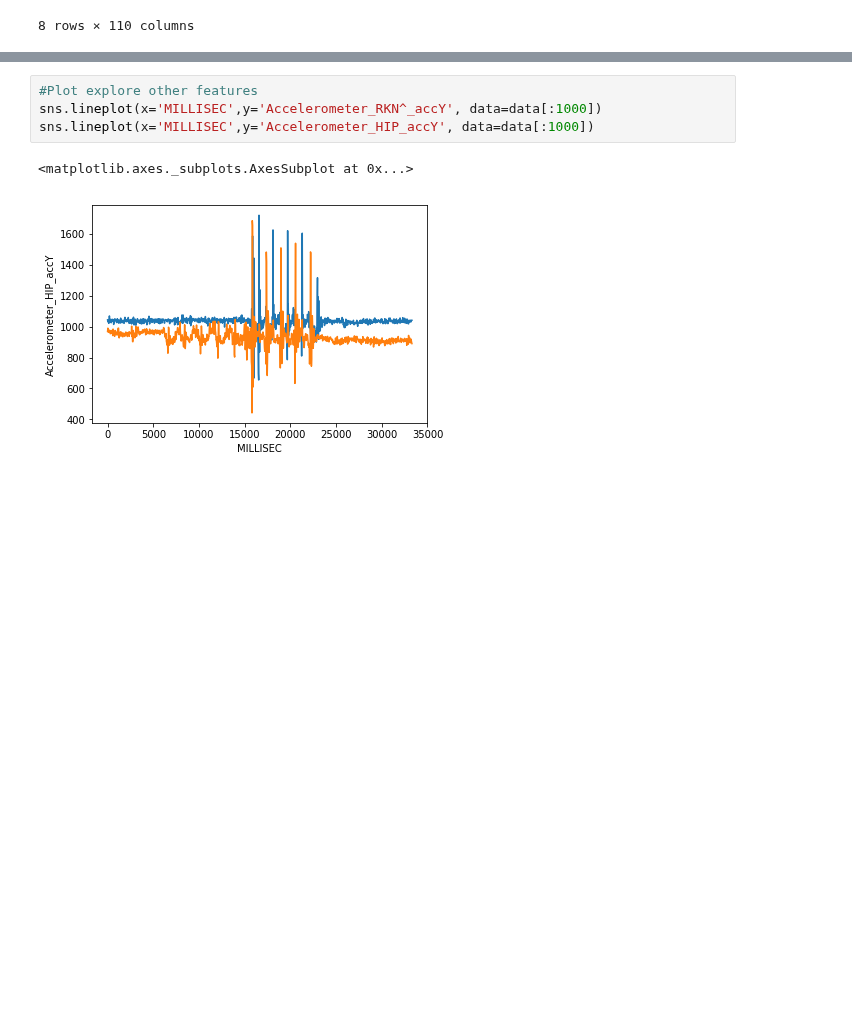
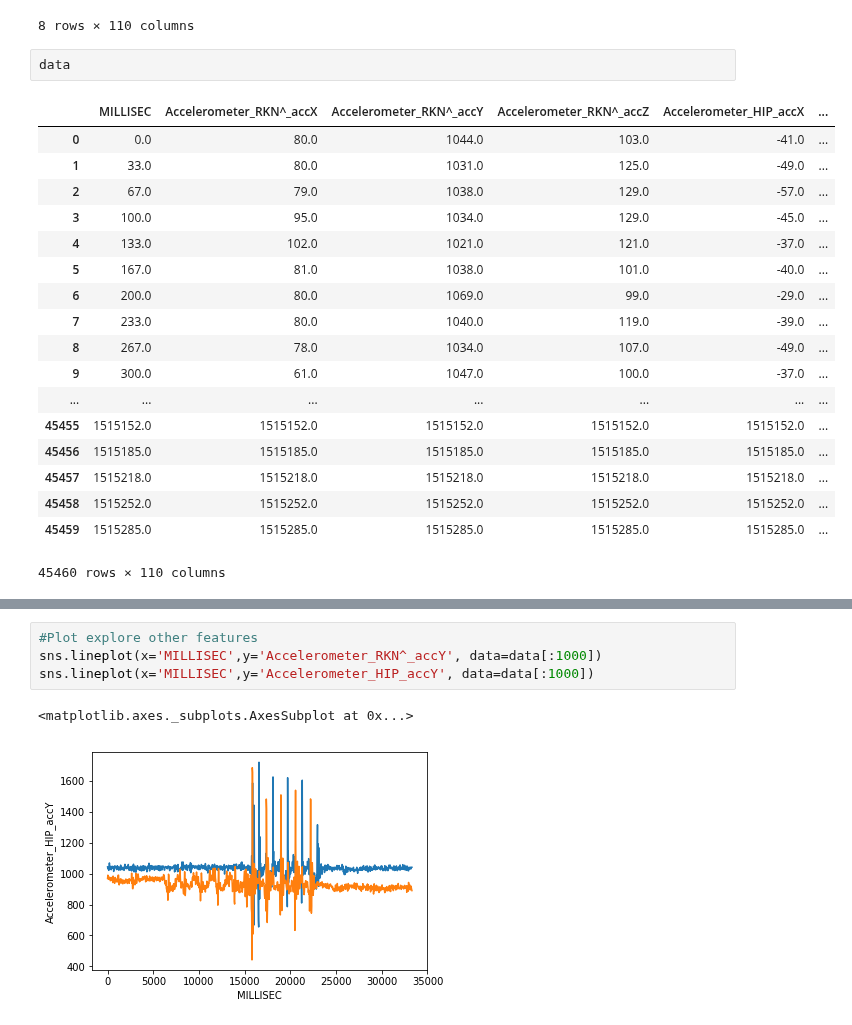
Before and after one commit to jormartin77/opportunity, a Jupyter notebook: opportunity.ipynb, the cells around one changed output, grey strips where cells are left out. Saved outputs shown, nothing was run; the diff lists cells and outputs as text; blank space fills up the shorter version.

```diff
--- a/opportunity.ipynb
+++ b/opportunity.ipynb
@@ -174,3 +276,24 @@ data.describe()
 | 75% | 1.136464e+06 | 3.680000e+02 | 1.048000e+03 | 5.560000e+02 | -4.800000e+01 | ... |
 | max | 1.515285e+06 | 1.515285e+06 | 1.515285e+06 | 1.515285e+06 | 1.515285e+06 | ... |
 8 rows × 110 columns
+# %%
+data
+# %% [output]
+|  | MILLISEC | Accelerometer_RKN^_accX | Accelerometer_RKN^_accY | Accelerometer_RKN^_accZ | Accelerometer_HIP_accX | ... |
+| 0 | 0.0 | 80.0 | 1044.0 | 103.0 | -41.0 | ... |
+| 1 | 33.0 | 80.0 | 1031.0 | 125.0 | -49.0 | ... |
+| 2 | 67.0 | 79.0 | 1038.0 | 129.0 | -57.0 | ... |
+| 3 | 100.0 | 95.0 | 1034.0 | 129.0 | -45.0 | ... |
+| 4 | 133.0 | 102.0 | 1021.0 | 121.0 | -37.0 | ... |
+| 5 | 167.0 | 81.0 | 1038.0 | 101.0 | -40.0 | ... |
+| 6 | 200.0 | 80.0 | 1069.0 | 99.0 | -29.0 | ... |
+| 7 | 233.0 | 80.0 | 1040.0 | 119.0 | -39.0 | ... |
+| 8 | 267.0 | 78.0 | 1034.0 | 107.0 | -49.0 | ... |
+| 9 | 300.0 | 61.0 | 1047.0 | 100.0 | -37.0 | ... |
+| ... | ... | ... | ... | ... | ... | ... |
+| 45455 | 1515152.0 | 1515152.0 | 1515152.0 | 1515152.0 | 1515152.0 | ... |
+| 45456 | 1515185.0 | 1515185.0 | 1515185.0 | 1515185.0 | 1515185.0 | ... |
+| 45457 | 1515218.0 | 1515218.0 | 1515218.0 | 1515218.0 | 1515218.0 | ... |
+| 45458 | 1515252.0 | 1515252.0 | 1515252.0 | 1515252.0 | 1515252.0 | ... |
+| 45459 | 1515285.0 | 1515285.0 | 1515285.0 | 1515285.0 | 1515285.0 | ... |
+45460 rows × 110 columns
```
Also changed, not shown: parts of 32 cells of this notebook.
